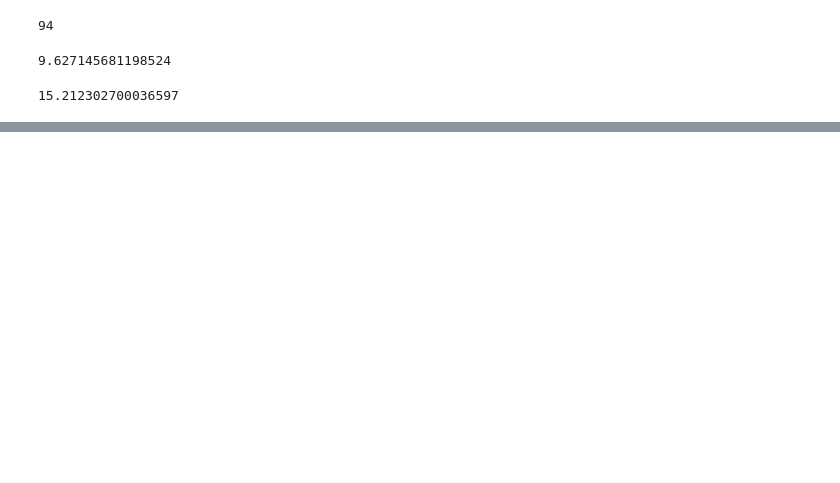
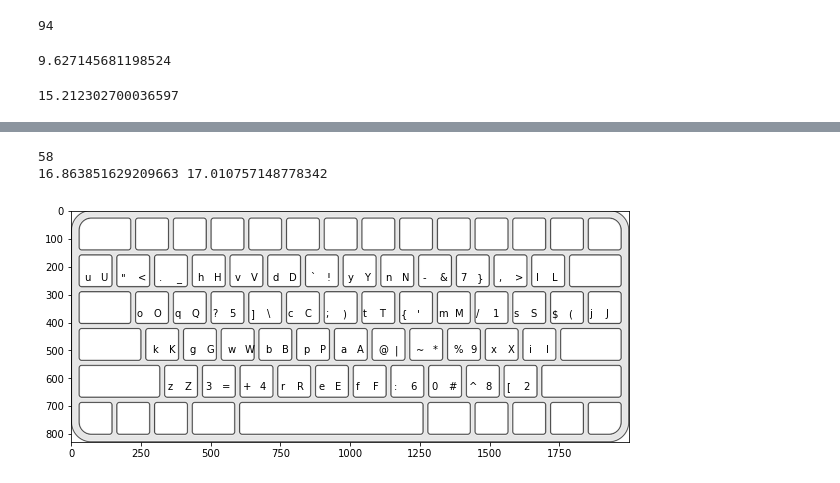
Before and after one commit to jmcsuite/Optimizacion_2, a Jupyter notebook: ProyectoFinal_KeyboardLayout/ObjectiveFunction.ipynb, the cells around one changed output, grey strips where cells are left out. Drawn from its saved outputs; the diff is of its cells as text; code cells hidden in the pictures; blank space fills up the shorter version.

Commit message:
Crossover, Initial Population and Mutation

```diff
--- a/ProyectoFinal_KeyboardLayout/ObjectiveFunction.ipynb
+++ b/ProyectoFinal_KeyboardLayout/ObjectiveFunction.ipynb
@@ -216,0 +341,40 @@ print(funVal)
+# %%
+def SwapMutation(X, gen, allChars):
+    #Swap two keys
+    a = int(gen.random()*47)
+    b = int(gen.random()*47)
+    a*=2
+    b*=2
+    a = int(a)
+    b = int(b)
+    aa = X[a]
+    aa2 = X[a+1]
+    X[a] = X[b]
+    X[a+1] = X[b+1]
+    X[b+1] = aa2
+    X[b] = aa
+
+    #Swap in same key
+    a = int(gen.random()*(47-26))
+    a*=2
+    for i, x in enumerate(X):
+        if(a == 0 and allChars[x] >= 52):
+            print(i)
+            t = X[i]
+            X[i] = X[i+1]
+            X[i+1] = t
+            break
+        elif(allChars[x]>=52):
+            a-=1
+    return X
+# %%
+Prev = XRandom.copy()
+XNew = SwapMutation(XRandom, randGen, allChars)
+print(ObjectiveFunction(XNew, helper), ObjectiveFunction(Prev, helper))
+# %% [output]
+58
+16.863851629209663 17.010757148778342
+# %%
+ImageLayout(XNew, True)
+# %% [output]
+[figure, added]
```
Also changed, not shown: parts of 14 cells of this notebook.
